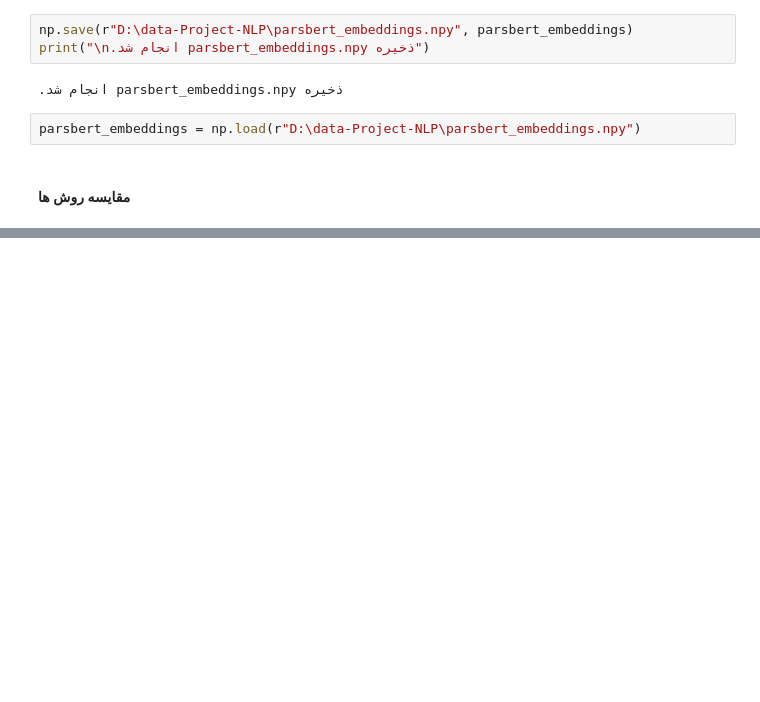
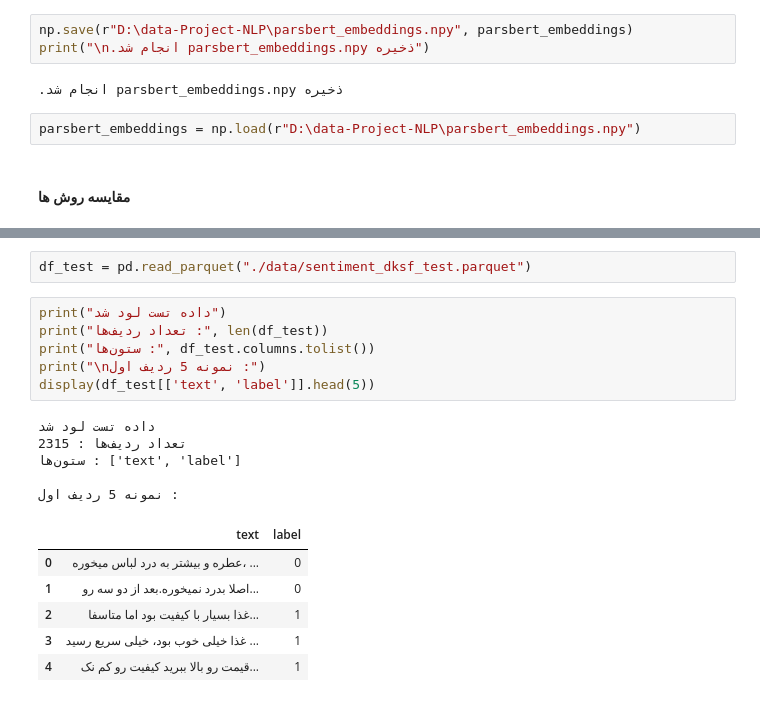
Before and after one commit to amir-v-z/Project-NLP, a Jupyter notebook: project.ipynb, the cells around one changed output, grey strips where cells are left out. Cells and saved outputs as stored; diff of their text form; blank space fills up the shorter version.

```diff
--- a/project.ipynb
+++ b/project.ipynb
@@ -595,0 +599,20 @@ print(comparison.sort_values("پوشش واژگان تقریبی (%)", ascending
+# %%
+df_test = pd.read_parquet("./data/sentiment_dksf_test.parquet")
+# %%
+print("داده تست لود شد")
+print("تعداد ردیف‌ها :", len(df_test))
+print("ستون‌ها :", df_test.columns.tolist())
+print("\nنمونه 5 ردیف اول :")
+display(df_test[['text', 'label']].head(5))
+# %% [output]
+داده تست لود شد
+تعداد ردیف‌ها : 2315
+ستون‌ها : ['text', 'label']
+
+نمونه 5 ردیف اول :
+|  | text | label |
+| 0 | عطره و بیشتر به درد لباس میخوره، ... | 0 |
+| 1 | اصلا بدرد نمیخوره.بعد از دو سه رو... | 0 |
+| 2 | غذا بسیار با کیفیت بود اما متاسفا... | 1 |
+| 3 | غذا خیلی خوب بود، خیلی سریع رسید ... | 1 |
+| 4 | قیمت رو بالا ببرید کیفیت رو کم نک... | 1 |
```
Also changed, not shown: parts of 23 cells of this notebook, 3 other files.
